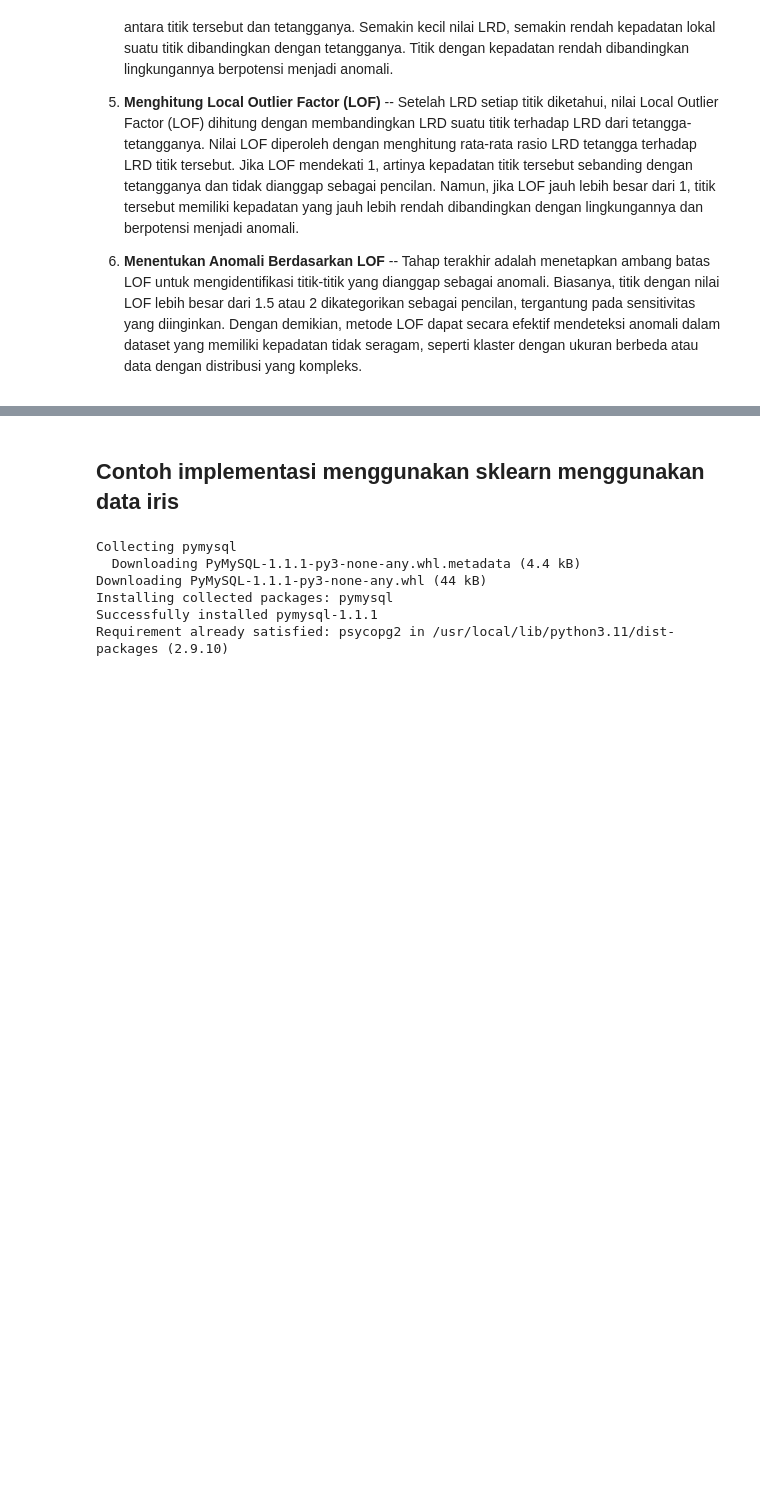
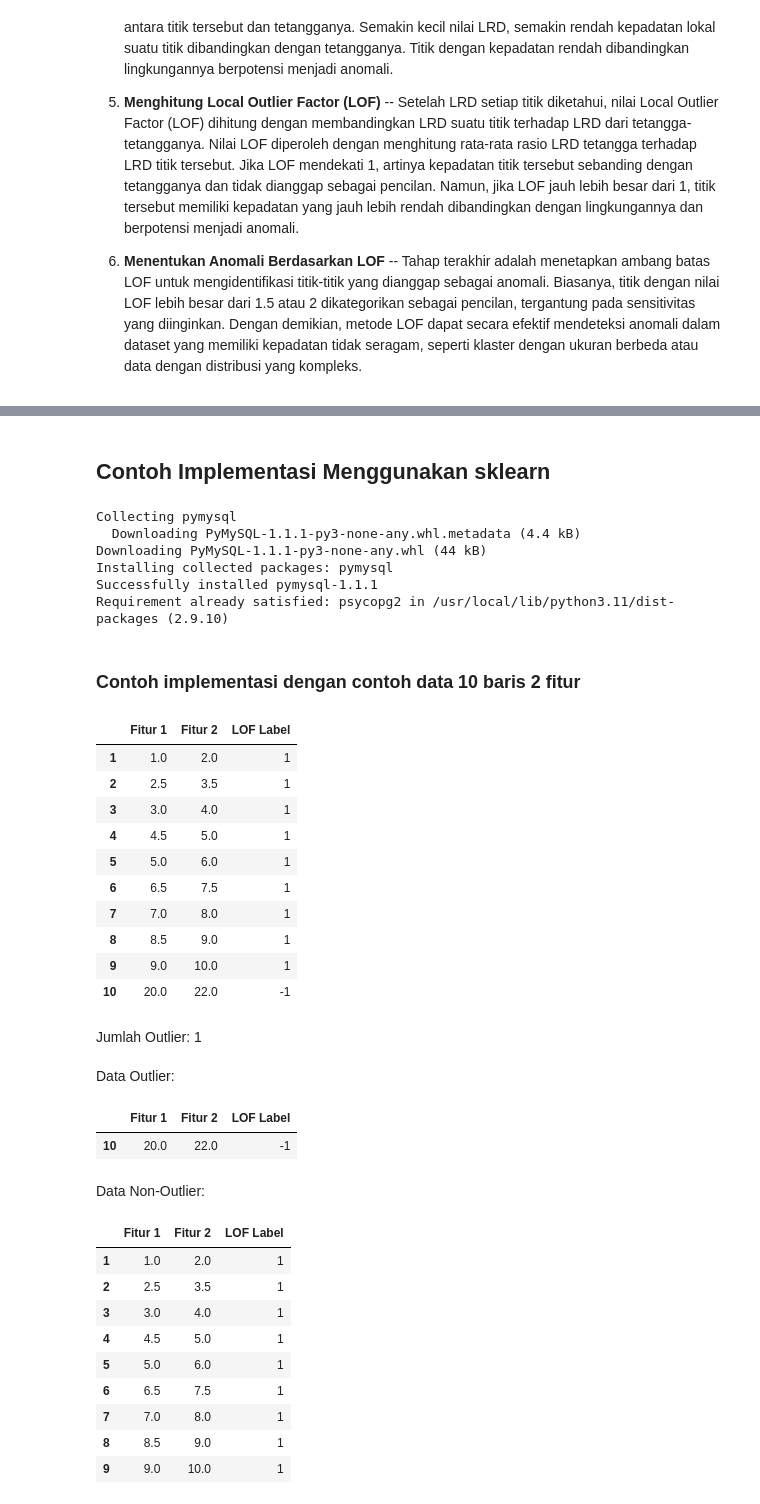
Before and after one commit to AdzinNaufal/pendata, a Jupyter notebook: _sources/lof.ipynb, the cells around one changed output, grey strips where cells are left out. Drawn from its saved outputs; the diff is of its cells as text; code cells hidden in the pictures; blank space fills up the shorter version.

```diff
--- a/_sources/lof.ipynb
+++ b/_sources/lof.ipynb
@@ -65,5 +82,5 @@ LOF mengukur seberapa terisolasi titik dibandingkan tetangganya. Titik dengan LO
 # %% [markdown]
-## Contoh implementasi menggunakan sklearn menggunakan data iris
+## Contoh Implementasi Menggunakan sklearn
 # %%
 %pip install pymysql
 %pip install psycopg2
@@ -82,3 +99,73 @@ import pandas as pd
 import seaborn as sns
 from sklearn.neighbors import LocalOutlierFactor
 from IPython.display import display, HTML
+# %% [markdown]
+### Contoh implementasi dengan contoh data 10 baris 2 fitur
+# %%
+# Dataset baru dengan 10 baris data
+data = {
+    'Fitur 1': [1.0, 2.5, 3.0, 4.5, 5.0, 6.5, 7.0, 8.5, 9.0, 20.0],
+    'Fitur 2': [2.0, 3.5, 4.0, 5.0, 6.0, 7.5, 8.0, 9.0, 10.0, 22.0]
+}
+
+# Membuat DataFrame
+df = pd.DataFrame(data)
+
+# Mengatur index mulai dari 1
+df.index = np.arange(1, len(df) + 1)
+
+# Inisialisasi model LOF dengan k=2 (2 tetangga terdekat)
+lof = LocalOutlierFactor(n_neighbors=2)
+
+# Fit model LOF dan prediksi label (1 untuk normal, -1 untuk outlier)
+lof_labels = lof.fit_predict(df)
+
+# Menambahkan hasil prediksi ke DataFrame
+df['LOF Label'] = lof_labels
+
+# Menampilkan hasil
+display(HTML(df.to_html()))
+print("\n")
+# Menampilkan jumlah outlier
+num_outliers = (lof_labels == -1).sum()
+display(HTML(f"Jumlah Outlier: {num_outliers}"))
+
+print("\n")
+# Menampilkan data outlier
+outlier = df[df['LOF Label'] == -1]
+display(HTML("Data Outlier:"))
+display(HTML(outlier.to_html()))
+
+print("\n")
+
+#menampilkan data non-outlier
+non_outliers = df[df["LOF Label"] != -1]
+display(HTML("Data Non-Outlier:"))
+display(HTML(non_outliers.to_html()))
+# %% [output]
+|  | Fitur 1 | Fitur 2 | LOF Label |
+| 1 | 1.0 | 2.0 | 1 |
+| 2 | 2.5 | 3.5 | 1 |
+| 3 | 3.0 | 4.0 | 1 |
+| 4 | 4.5 | 5.0 | 1 |
+| 5 | 5.0 | 6.0 | 1 |
+| 6 | 6.5 | 7.5 | 1 |
+| 7 | 7.0 | 8.0 | 1 |
+| 8 | 8.5 | 9.0 | 1 |
+| 9 | 9.0 | 10.0 | 1 |
+| 10 | 20.0 | 22.0 | -1 |
+Jumlah Outlier: 1
+Data Outlier:
+|  | Fitur 1 | Fitur 2 | LOF Label |
+| 10 | 20.0 | 22.0 | -1 |
+Data Non-Outlier:
+|  | Fitur 1 | Fitur 2 | LOF Label |
+| 1 | 1.0 | 2.0 | 1 |
+| 2 | 2.5 | 3.5 | 1 |
+| 3 | 3.0 | 4.0 | 1 |
+| 4 | 4.5 | 5.0 | 1 |
+| 5 | 5.0 | 6.0 | 1 |
+| 6 | 6.5 | 7.5 | 1 |
+| 7 | 7.0 | 8.0 | 1 |
+| 8 | 8.5 | 9.0 | 1 |
+| 9 | 9.0 | 10.0 | 1 |
```
Also changed, not shown: parts of 3 cells of this notebook, 8 other files.
